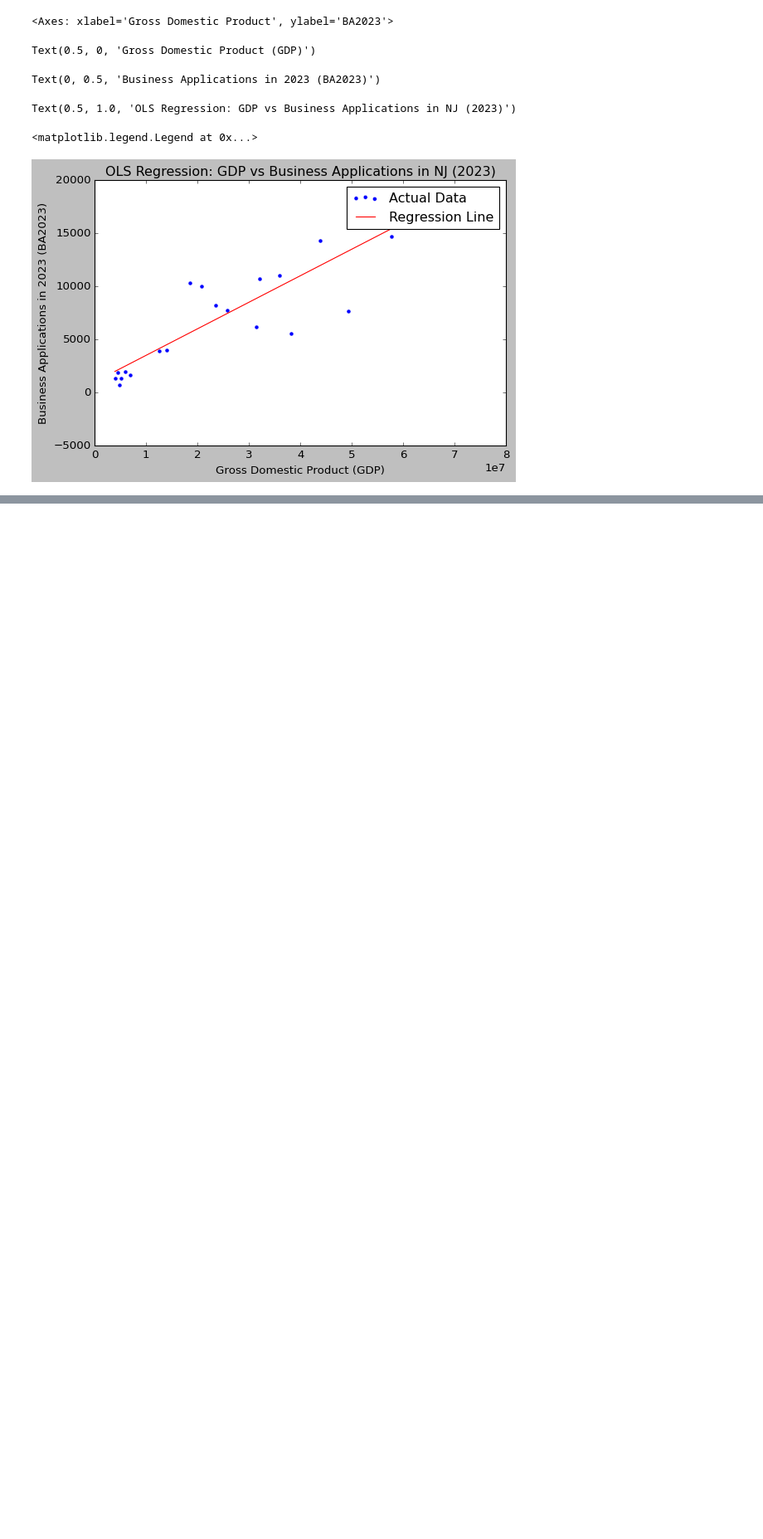
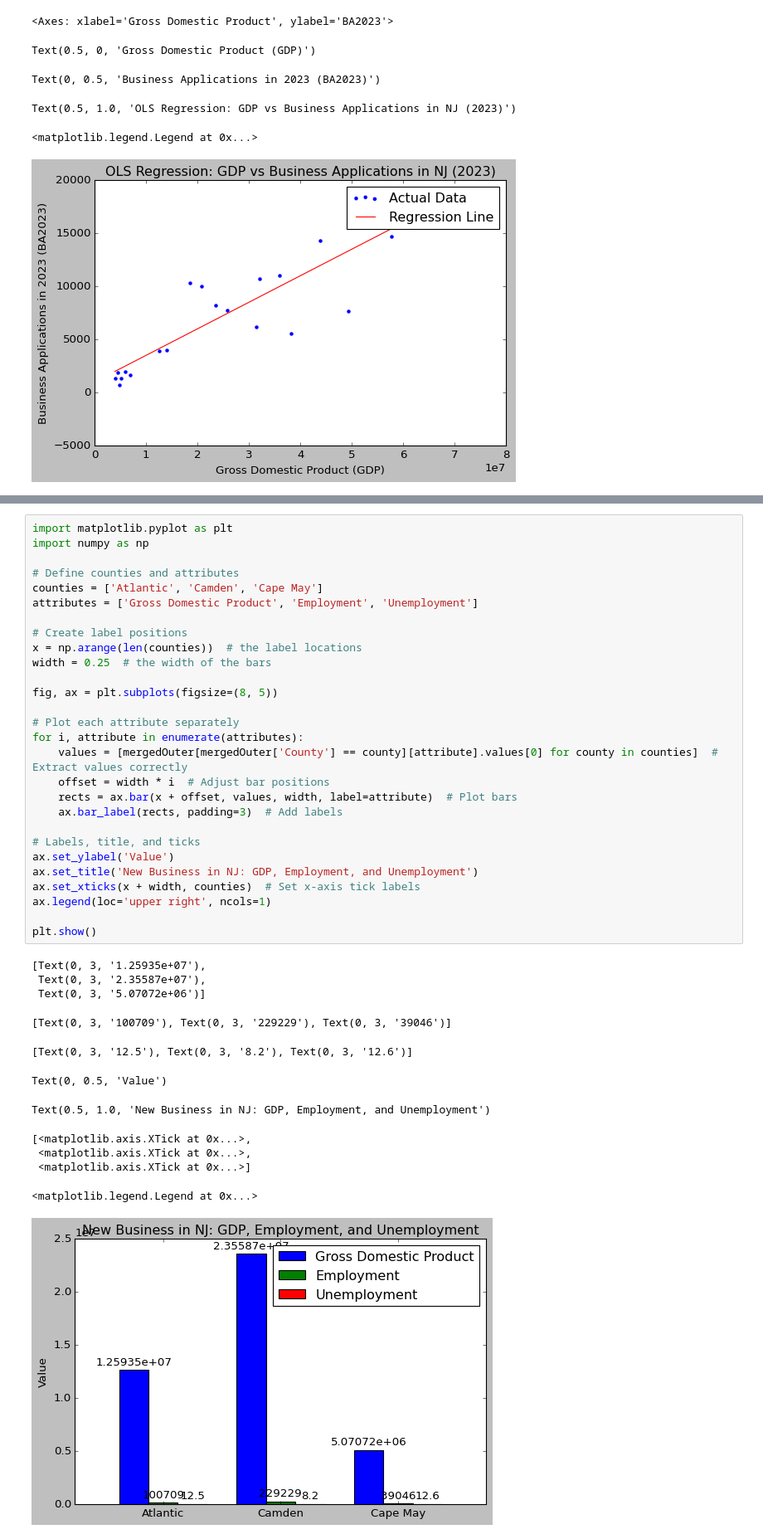
Before and after one commit to shirleyrutgers/DataVis, a Jupyter notebook: PS2.ipynb, the cells around one changed output, grey strips where cells are left out. Shown at 83% size. Cells and saved outputs as stored; diff of their text form; blank space fills up the shorter version.

```diff
--- a/PS2.ipynb
+++ b/PS2.ipynb
@@ -1453,3 +1468,44 @@ AttributeError: 'list' object has no attribute 'items'
+# %%
+import matplotlib.pyplot as plt
+import numpy as np
+
+# Define counties and attributes
+counties = ['Atlantic', 'Camden', 'Cape May']
+attributes = ['Gross Domestic Product', 'Employment', 'Unemployment']
+
+# Create label positions
+x = np.arange(len(counties))  # the label locations
+width = 0.25  # the width of the bars
+
+fig, ax = plt.subplots(figsize=(8, 5))
+
+# Plot each attribute separately
+for i, attribute in enumerate(attributes):
+    values = [mergedOuter[mergedOuter['County'] == county][attribute].values[0] for county in counties]  # Extract values correctly
+    offset = width * i  # Adjust bar positions
+    rects = ax.bar(x + offset, values, width, label=attribute)  # Plot bars
+    ax.bar_label(rects, padding=3)  # Add labels
+
+# Labels, title, and ticks
+ax.set_ylabel('Value')
+ax.set_title('New Business in NJ: GDP, Employment, and Unemployment')
+ax.set_xticks(x + width, counties)  # Set x-axis tick labels
+ax.legend(loc='upper right', ncols=1)
+
+plt.show()
+# %% [output]
+[Text(0, 3, '1.25935e+07'),
+ Text(0, 3, '2.35587e+07'),
+ Text(0, 3, '5.07072e+06')]
+[Text(0, 3, '100709'), Text(0, 3, '229229'), Text(0, 3, '39046')]
+[Text(0, 3, '12.5'), Text(0, 3, '8.2'), Text(0, 3, '12.6')]
+Text(0, 0.5, 'Value')
+Text(0.5, 1.0, 'New Business in NJ: GDP, Employment, and Unemployment')
+[<matplotlib.axis.XTick at 0x...>,
+ <matplotlib.axis.XTick at 0x...>,
+ <matplotlib.axis.XTick at 0x...>]
+<matplotlib.legend.Legend at 0x...>
+[figure, added]
 # %% [markdown]
 Conclusion
 
```
Also changed, not shown: parts of 3 cells of this notebook.
